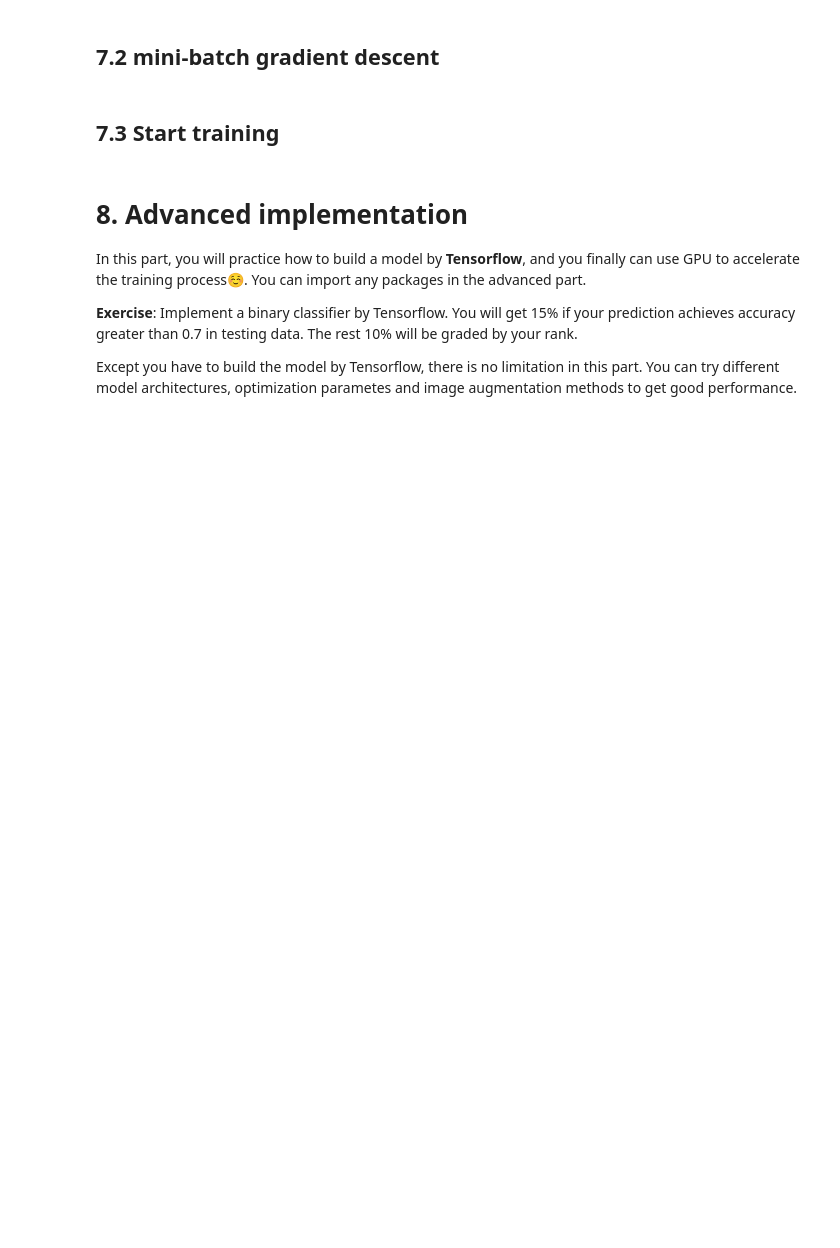
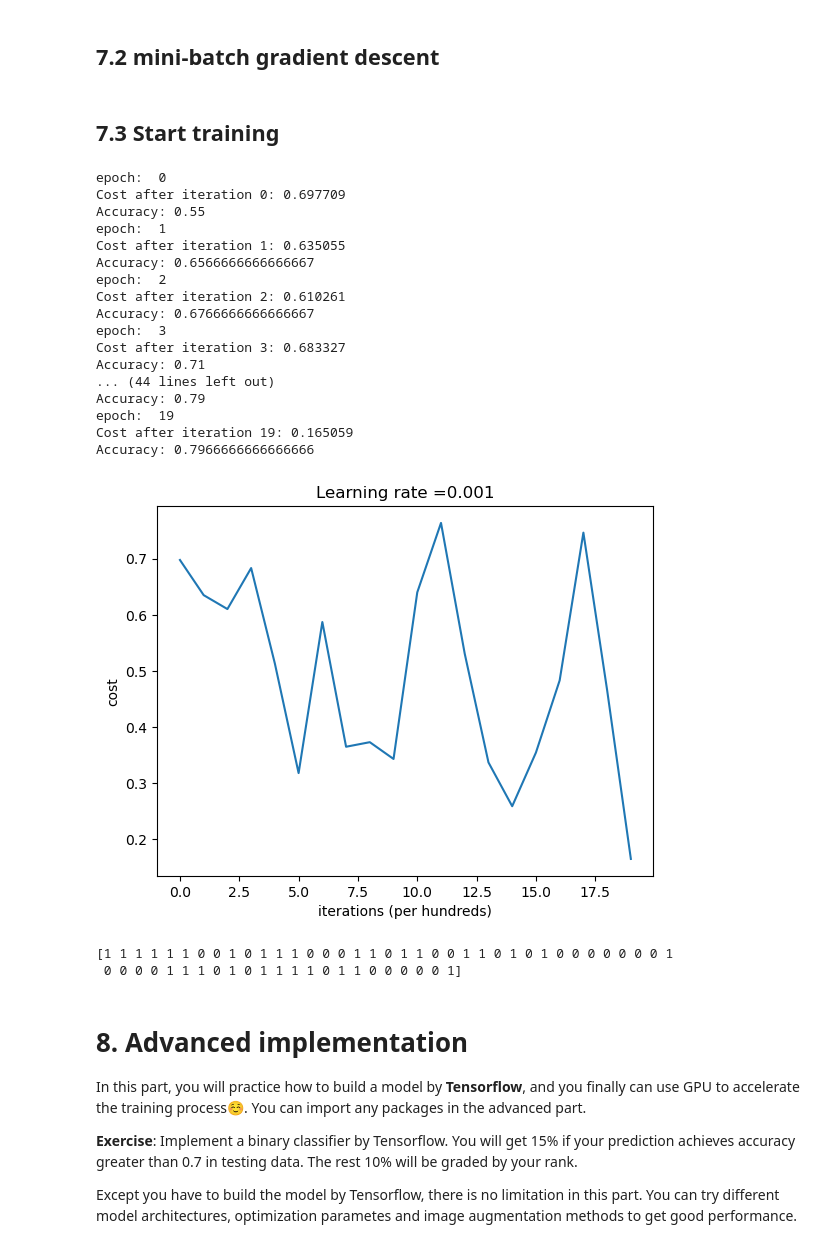
Before and after one commit to dasbd72/CS460200_ML_HW1, a Jupyter notebook: hw4.ipynb, the cells around one changed output. Saved outputs shown, nothing was run; the diff lists cells and outputs as text; code cells hidden in the pictures; blank space fills up the shorter version.

```diff
--- a/hw4.ipynb
+++ b/hw4.ipynb
@@ -74,7 +74,7 @@ def zero_pad(X, pad):
 
     # GRADED FUNCTION: zero_padding
     ### START CODE HERE ### (≈ 1 line)
-    X_pad = None
+    X_pad = np.pad(X, [(0,0), (pad,pad), (pad,pad), (0,0)])
     ### END CODE HERE ###
 
     return X_pad
@@ -979,13 +1058,17 @@ y_train = []
 # The shape of y_train will be (number of examples, 1), we will transpose y_train latter.
 # GRADED CODE: Binary classification (Data preprocessing)
 ### START CODE HERE ### (≈ 2 line)
-
+y_train = data["label"].to_numpy().reshape(-1,1)
 ### END CODE HERE ###
 # %%
 from sklearn.model_selection import train_test_split
 #You can split training and validation set here. (Optional)
 ### START CODE HERE ###
-
+# basic_validation = True
+basic_validation = False
+if basic_validation:
+    X_train, X_val, y_train, y_val = train_test_split(X_train, y_train, train_size=0.8, random_state=1)
+    y_val = y_val.T
 ### END CODE HERE ###
 # %%
 y_train = y_train.T #transpose y_train
@@ -1026,8 +1113,8 @@ def random_mini_batches(X, Y, mini_batch_size = 64):
 
     # Step 1: Shuffle (X, Y)
     permutation = list(np.random.permutation(m))
-    shuffled_X = None
-    shuffled_Y = None
+    shuffled_X = X[permutation]
+    shuffled_Y = Y[:,permutation]
 
     inc = mini_batch_size
 
@@ -1036,16 +1123,19 @@ def random_mini_batches(X, Y, mini_batch_size = 64):
     num_complete_minibatches = math.floor(m / mini_batch_size) # number of mini batches of size mini_batch_size in your partitionning
     for k in range(0, num_complete_minibatches):
         # (approx. 2 lines)
-        mini_batch_X = None
-        mini_batch_Y = None
+        start = k * mini_batch_size
+        end = start + mini_batch_size
+        mini_batch_X = shuffled_X[start:end]
+        mini_batch_Y = shuffled_Y[:,start:end]
         mini_batch = (mini_batch_X, mini_batch_Y)
         mini_batches.append(mini_batch)
 
     # For handling the end case (last mini-batch < mini_batch_size i.e less than 64)
     if m % mini_batch_size != 0:
         #(approx. 2 lines)
-        mini_batch_X = None
-        mini_batch_Y = None
+        rstart = m % mini_batch_size
+        mini_batch_X = shuffled_X[-rstart:]
+        mini_batch_Y = shuffled_Y[:,-rstart:]
         mini_batch = (mini_batch_X, mini_batch_Y)
         mini_batches.append(mini_batch)
 
@@ -1059,6 +1149,9 @@ def random_mini_batches(X, Y, mini_batch_size = 64):
 # GRADED CODE: Binary classification
 ### START CODE HERE ###
 learning_rate = 3e-5
+eps0 = 0.01
+epsT = 0.001
+num_iterations = 0
 num_iterations = 20
 batch_size = 16
 print_cost = True
@@ -1081,41 +1174,67 @@ model.add(Dense(32, 1))
 model.add(Activation("sigmoid"))
 
 # Loop (gradient descent)
 for i in range(0, num_iterations):
     print("epoch: ",i)
     mini_batches = random_mini_batches(X_train, y_train, batch_size)
     j=0
     for batch in mini_batches:
         x_batch, y_batch = batch
 
         # forward
-        AL = None
+        AL = model.forward(x_batch)
 
         # compute cost
         if classes == 2:
-            cost = None
+            cost = compute_BCE_cost(AL, y_batch)
         else:
             cost = None
 
         # backward
-        dA_prev = None
+        dA_prev = model.backward(AL, y_batch)
 
         # update
-        None
+        learning_rate = (1 - (i + 1) / num_iterations) * eps0 + ((i + 1) / num_iterations) * epsT
+        model.update(learning_rate)
 
-    print ("Cost after iteration %i: %f" %(i, cost))
+    if print_cost:
+        print ("Cost after iteration %i: %f" %(i, cost))
+        predict(X_train, y_train, model, 2)
+        if basic_validation:
+            print("Validation", end=" ")
+            predict(X_val, y_val, model, 2)
     costs.append(cost)
 ### END CODE HERE ###
 
 # plot the cost
 plt.plot(np.squeeze(costs))
 plt.ylabel('cost')
 plt.xlabel('iterations (per hundreds)')
 plt.title("Learning rate =" + str(learning_rate))
 plt.show()
+# %% [output]
+epoch:  0
+Cost after iteration 0: 0.697709
+Accuracy: 0.55
+epoch:  1
+Cost after iteration 1: 0.635055
+Accuracy: 0.6566666666666667
+epoch:  2
+Cost after iteration 2: 0.610261
+Accuracy: 0.6766666666666667
+epoch:  3
+Cost after iteration 3: 0.683327
+Accuracy: 0.71
+... (44 lines left out)
+Accuracy: 0.79
+epoch:  19
+Cost after iteration 19: 0.165059
+Accuracy: 0.7966666666666666
+[figure, added]
 # %%
 pred_test = predict(X_test, None, model, 2)
 output["basic_pred_test"] = pred_test[0].astype(int)
+print(pred_test[0].astype(int))
 
 basic_model_layers = []
 basic_model_parameters = []
@@ -1125,6 +1244,9 @@ for layer in model.layers:
         basic_model_parameters.append(layer.parameters)
 output["basic_model_layers"] = basic_model_layers
 output["basic_model_parameters"] = basic_model_parameters
+# %% [output]
+[1 1 1 1 1 1 0 0 1 0 1 1 1 0 0 0 1 1 0 1 1 0 0 1 1 0 1 0 1 0 0 0 0 0 0 0 1
+ 0 0 0 0 1 1 1 0 1 0 1 1 1 1 0 1 1 0 0 0 0 0 1]
 # %% [markdown]
 # 8. Advanced implementation
 In this part, you will practice how to build a model by **Tensorflow**, and you finally can use GPU to accelerate the training process☺️. You can import any packages in the advanced part.
```
Also changed, not shown: parts of 29 cells of this notebook, 4 other files.
